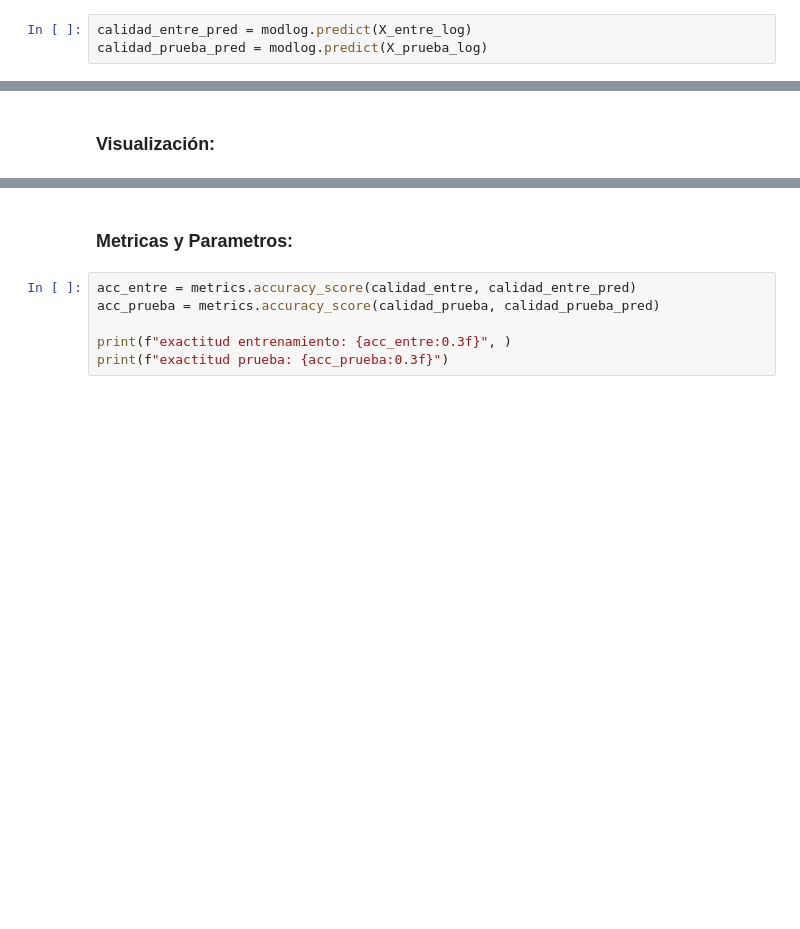
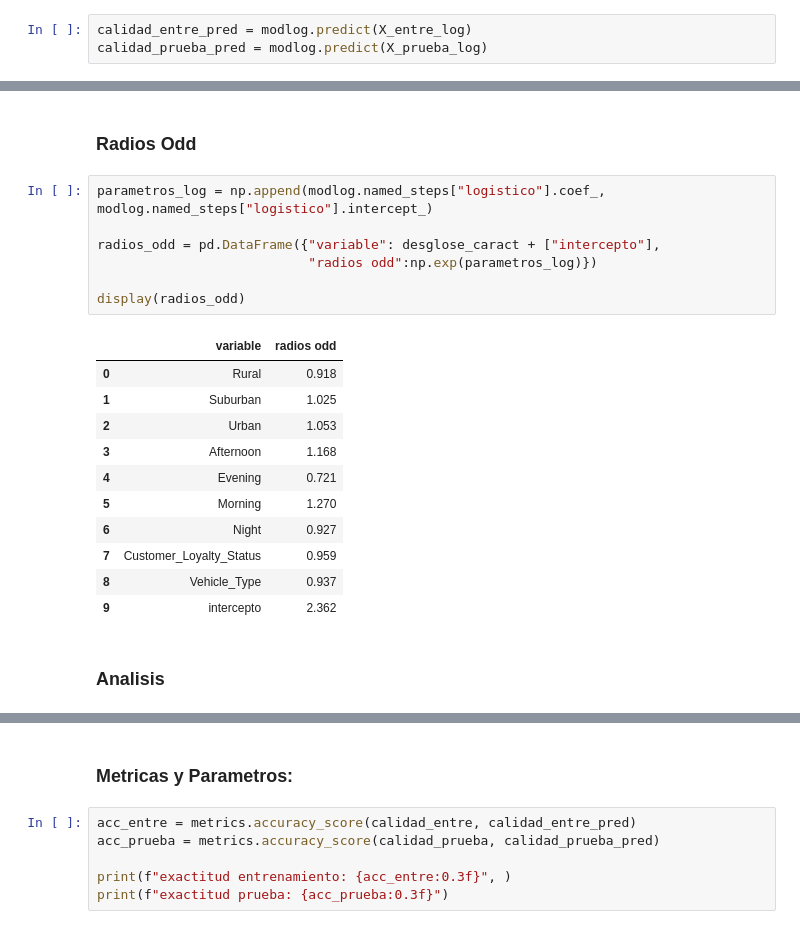
Before and after one commit to josejjgs1923/proyecto-analisis-calidad-aire-bogota, a Jupyter notebook: Tarea2_Juan_Jose_Garcia_G7.ipynb, the cells around one changed output, grey strips where cells are left out. Saved outputs shown, nothing was run; the diff lists cells and outputs as text; blank space fills up the shorter version.

```diff
--- a/Tarea2_Juan_Jose_Garcia_G7.ipynb
+++ b/Tarea2_Juan_Jose_Garcia_G7.ipynb
@@ -579,2 +684,23 @@ calidad_prueba_pred = modlog.predict(X_prueba_log)
+# %% [markdown]
+### Radios Odd
+# %%
+parametros_log = np.append(modlog.named_steps["logistico"].coef_, modlog.named_steps["logistico"].intercept_)
+
+radios_odd = pd.DataFrame({"variable": desglose_caract + ["intercepto"],
+                           "radios odd":np.exp(parametros_log)})
+
+display(radios_odd)
+# %% [output]
+|  | variable | radios odd |
+| 0 | Rural | 0.918 |
+| 1 | Suburban | 1.025 |
+| 2 | Urban | 1.053 |
+| 3 | Afternoon | 1.168 |
+| 4 | Evening | 0.721 |
+| 5 | Morning | 1.270 |
+| 6 | Night | 0.927 |
+| 7 | Customer_Loyalty_Status | 0.959 |
+| 8 | Vehicle_Type | 0.937 |
+| 9 | intercepto | 2.362 |
 # %% [markdown]
-### Visualización:
+### Analisis
```
Also changed, not shown: parts of 164 cells of this notebook.
